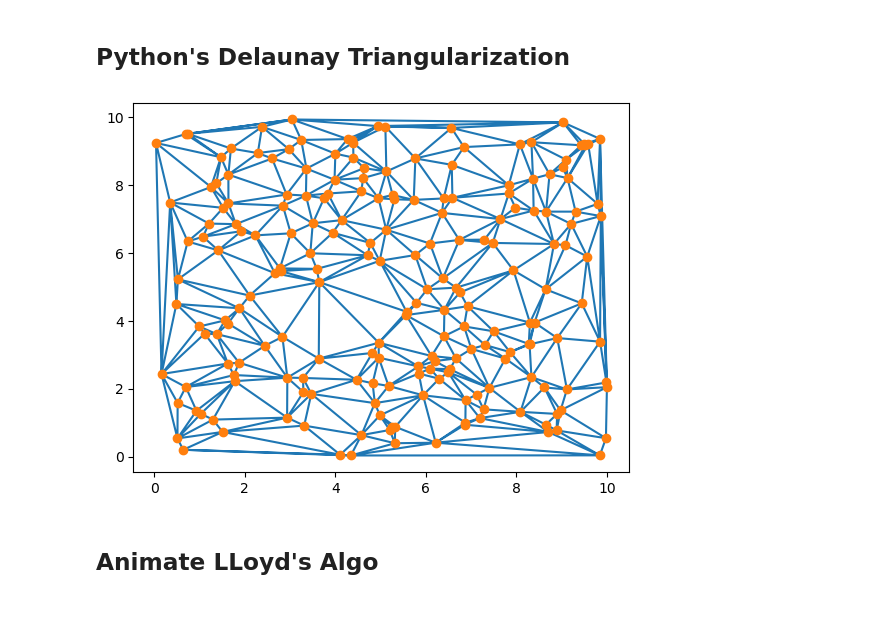
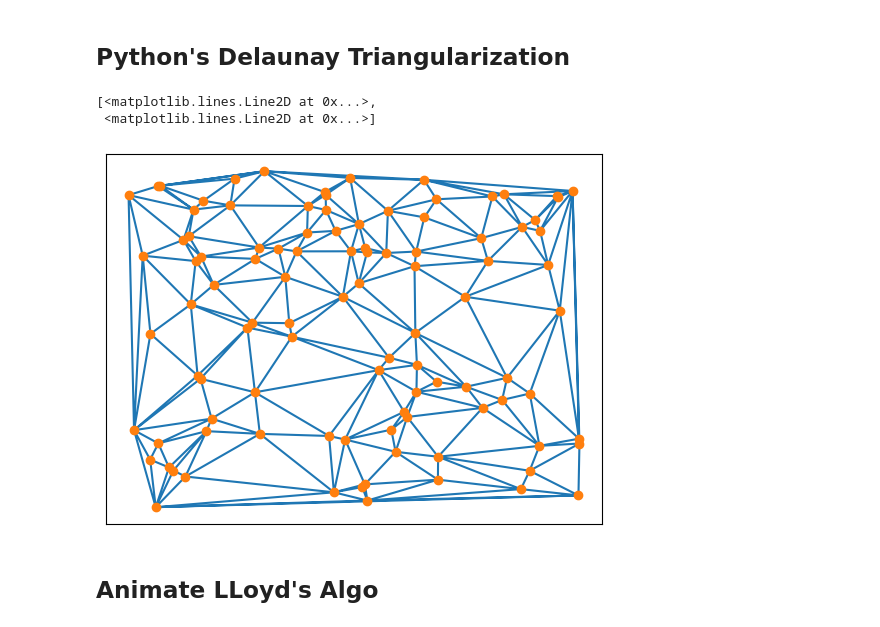
Before and after one commit to SVD1221/Fall26DirectedStudy, a Jupyter notebook: Fall26DirectedStudy/voronoi_tesselation/Visualize_Voro.ipynb, the cells around one changed output. Saved outputs shown, nothing was run; the diff lists cells and outputs as text; code cells hidden in the pictures.

```diff
--- a/Fall26DirectedStudy/voronoi_tesselation/Visualize_Voro.ipynb
+++ b/Fall26DirectedStudy/voronoi_tesselation/Visualize_Voro.ipynb
@@ -47 +29,36 @@ for i in range(len(fileString)):
+# %%
+def get_Voronoi_Cells_from_File(filename):
+    file = open(filename)
+    fileString = file.read().split("\n")
+    file.close()
+    Cells = {}
+    for i in range(len(fileString) - 1):
+
+        # Retrieve seed ID, seed location, and vertices from output file
+        cell_string = fileString[i].split()
+        seed_ID = int(cell_string[0])   # seed ID
+        seed_loc = np.array([float(cell_string[1]), float(cell_string[2])])     # seed location
+        vertices = []
+        for j in range(3, len(cell_string)):
+            vertex = [float(x) for x in cell_string[j][1:-1].split(",")]
+            vertices.append(vertex)
+        vertices = np.array(vertices)   # vertices that bound the region
+
+        #  Sort vertices in traversal order
+        angles = np.arctan2(vertices[:, 1] - seed_loc[1], vertices[:, 0] - seed_loc[0])
+        vertices = vertices[np.argsort(angles)]
+        vertices = np.vstack([vertices, vertices[0]])
+
+        # Add to dictionary
+        Cells[seed_ID] = {"seed": seed_loc, "vertices": np.column_stack(vertices)}
+    return Cells
+# %%
+def get_IDs(Cells):
+    return [cell_ID for cell_ID in Cells.keys()]
+
+def get_Seeds(Cells):
+    return np.array([cell['seed'] for cell in Cells.values()])
+
+def get_Vertices(Cells):
+    return [cell['vertices'] for cell in Cells.values()]
 # %%
@@ -90,13 +111,17 @@ ax.legend(["Centroids", "Seeds", "Cells"])
 # %% [markdown]
 ## Python's Delaunay Triangularization
 # %%
-seeds = np.array(seeds)
+Cells = get_Voronoi_Cells_from_File("output/cellID_loc_vert.txt")
+seeds = get_Seeds(Cells)
 tri = Delaunay(seeds)
-plt.triplot(seeds[:,0], seeds[:,1], tri.simplices, "-o")
-
-plt.show()
+fig, ax = plt.subplots()
+ax.set_xticks([])
+ax.set_yticks([])
+ax.triplot(seeds[:,0], seeds[:,1], tri.simplices, "-o")
 # %% [output]
+[<matplotlib.lines.Line2D at 0x...>,
+ <matplotlib.lines.Line2D at 0x...>]
-[figure, old version]
+[figure, new version]
 # %% [markdown]
 ## Animate LLoyd's Algo
 # %%
```
Also changed, not shown: parts of 10 cells of this notebook, 5 other files.
